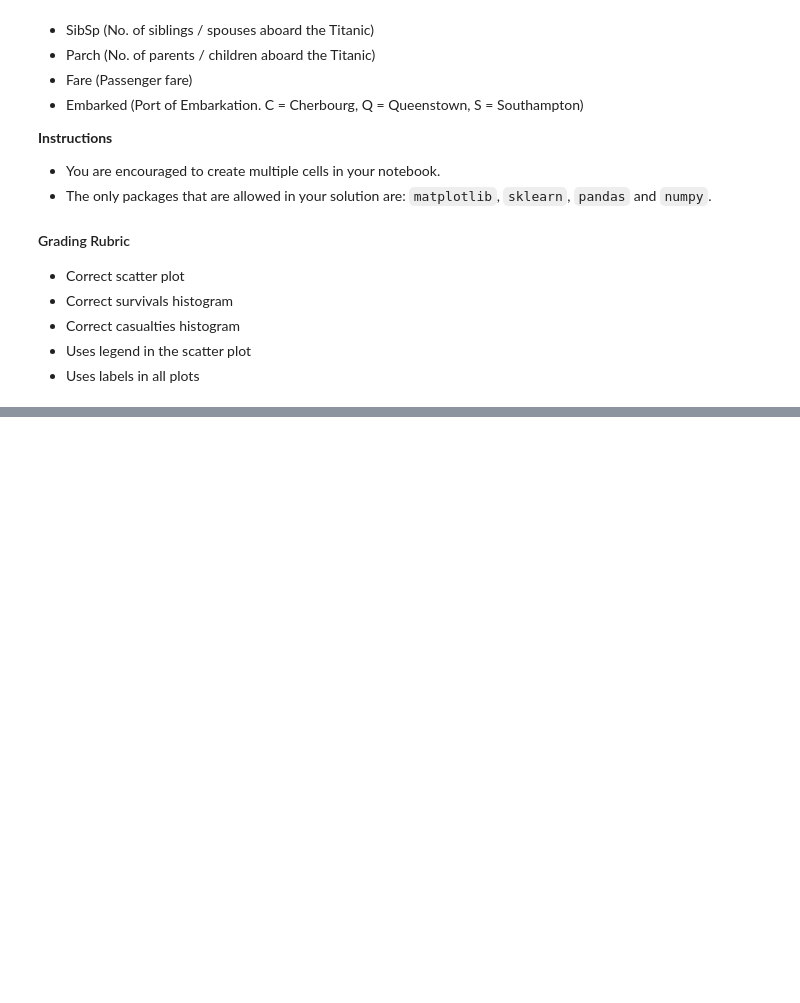
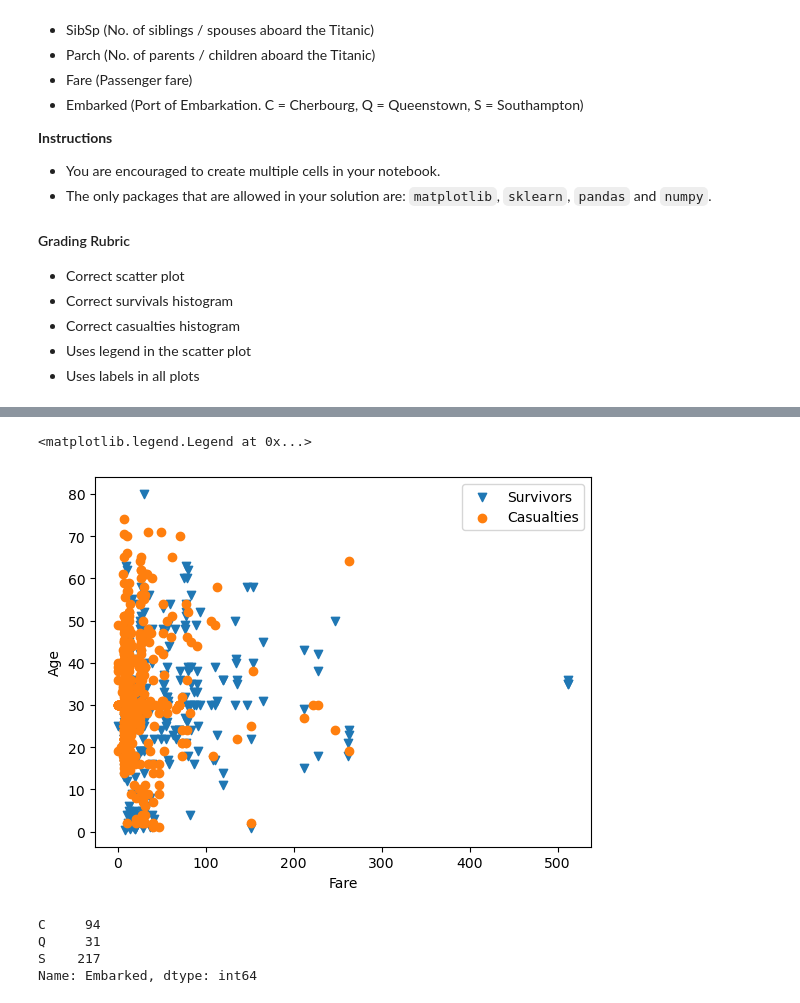
Before and after one commit to UGA-CSCI1360/assignment-6-hes44190, a Jupyter notebook: question2.ipynb, the cells around one changed output, grey strips where cells are left out. Drawn from its saved outputs; the diff is of its cells as text; code cells hidden in the pictures; blank space fills up the shorter version.

```diff
--- a/question2.ipynb
+++ b/question2.ipynb
@@ -50,0 +55,3 @@ The dataset contains the following features:
+# %%
+train=pd.read_csv("train.csv")
+train
@@ -50,0 +72,3 @@ The dataset contains the following features:
+# %%
+survived=train[train["Survived"]==1]
+died=train[train["Survived"]==0]
@@ -50,0 +121,9 @@ The dataset contains the following features:
+# %%
+plot.scatter(survived["Fare"],survived["Age"],label="Survivors",marker="v")
+plot.scatter(died["Fare"],died["Age"],label="Casualties")
+plot.xlabel("Fare")
+plot.ylabel("Age")
+plot.legend()
+# %% [output]
+<matplotlib.legend.Legend at 0x...>
+[figure, added]
@@ -50,0 +135,9 @@ The dataset contains the following features:
+# %%
+survived_counts=survived["Embarked"].value_counts()
+survived_counts=survived_counts.sort_index()
+survived_counts
+# %% [output]
+C     94
+Q     31
+S    217
+Name: Embarked, dtype: int64
```
Also changed, not shown: parts of 13 cells of this notebook, 2 other files.
